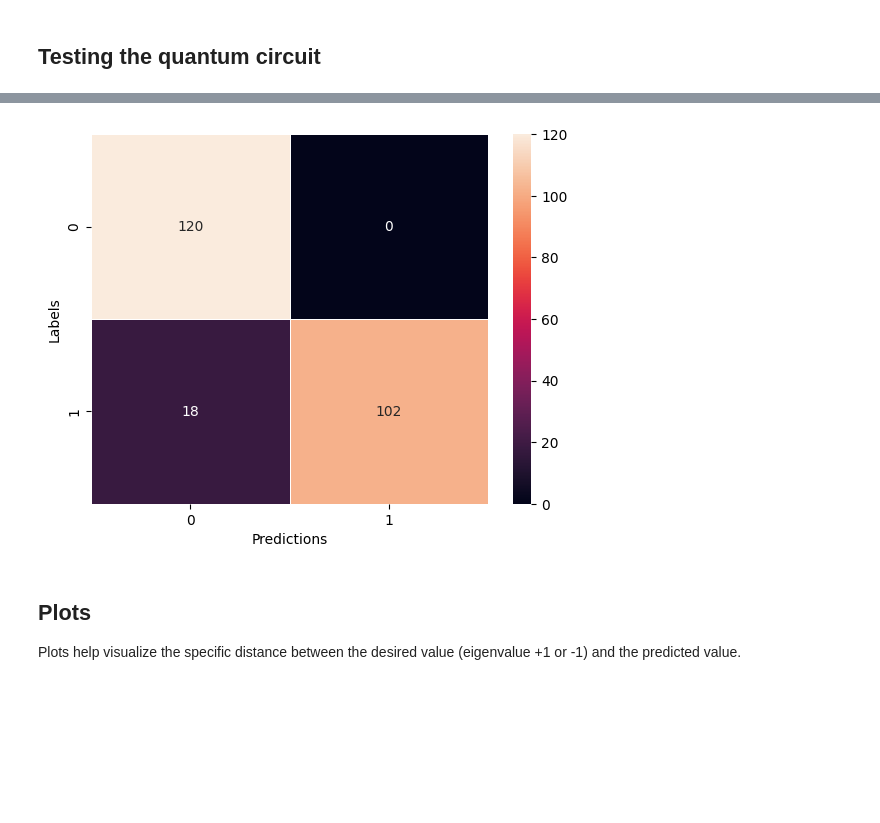
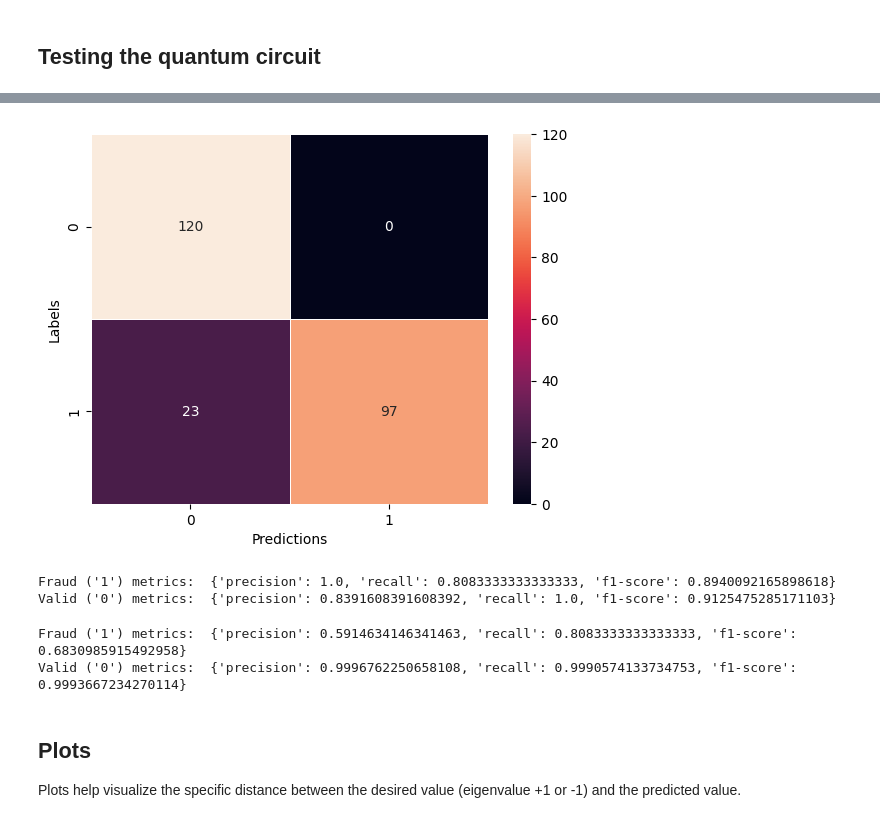
Before and after one commit to Totx/VQC_Hybrid_classifiers, a Jupyter notebook: VQC_Classical.ipynb, the cells around one changed output, grey strips where cells are left out. Drawn from its saved outputs; the diff is of its cells as text; code cells hidden in the pictures; blank space fills up the shorter version.

Commit message:
Metrics added

```diff
--- a/VQC_Classical.ipynb
+++ b/VQC_Classical.ipynb
@@ -76,7 +97,7 @@ X_train, X_test, y_train, y_test = train_test_split(xVals, yVals, test_size = 0.
 print("Before OverSampling, counts of label FRAUD('1') in the training set: {}".format(sum(y_train == 1)))
 print("Before OverSampling, counts of label CLEAN('0') in the training: {} \n".format(sum(y_train == 0)))
 
-sm = SMOTE(sampling_strategy = 1, random_state = 6)
+sm = SMOTE(sampling_strategy = 0.01, random_state = 6)
 X_train_os, y_train_os = sm.fit_resample(X_train, y_train.ravel())
 
 print('After OverSampling, the shape of train_X: {}'.format(X_train_os.shape))
@@ -84,6 +105,18 @@ print('After OverSampling, the shape of train_y: {} \n'.format(y_train_os.shape)
 
 print("After OverSampling, counts of label FRAUD('1'): {}".format(sum(y_train_os == 1)))
 print("After OverSampling, counts of label CLEAN('0'): {}".format(sum(y_train_os == 0)))
+
+nr = NearMiss(sampling_strategy = 1.0)
+X_train_balanced, y_train_balanced = nr.fit_resample(X_train_os, y_train_os.ravel())
+
+print('After Undersampling, the shape of train_X: {}'.format(X_train_balanced.shape))
+print('After Undersampling, the shape of train_y: {} \n'.format(y_train_balanced.shape))
+
+print("After Undersampling, counts of label FRAUD('1'): {}".format(sum(y_train_balanced == 1)))
+print("After Undersampling, counts of label CLEAN('0'): {}".format(sum(y_train_balanced == 0)))
+
+print("Counts of label FRAUD('1') in the test split: {}".format(sum(y_test == 1)))
+print("Counts of label CLEAN('0') in the test split: {}".format(sum(y_test == 0)))
 # %% [output]
 Before OverSampling, counts of label FRAUD('1') in the training set: 372
 Before OverSampling, counts of label CLEAN('0') in the training: 213233
@@ -99,7 +139,7 @@ After OverSampling, counts of label CLEAN('0'): 213233
 ## Training the quantum circuit
 # %%
 
-iterations = 10 # Number of iterations through the training set
+iterations = 5 # Number of iterations through the training set
 l_rate = 0.01 # Learning rate of the optimizer
 n_layers = 2
 n_qubits = 5
@@ -114,7 +154,7 @@ dir_weights = "./model_weights/classical_weights" # Pretrained model weights
 input_features = 28
 units_l1 = 32
 units_l2 = 32
-load_weights = True
+load_weights = False
 history = None
 inputs = tf.keras.Input(shape=(28,), name='Input')
 clayer_1 = tf.keras.layers.Dense(units=units_l1, activation="relu", name='Classical_1', kernel_initializer=tf.initializers.RandomNormal(seed=6))
@@ -228,29 +260,67 @@ predictions_clean = model.predict(x=x_test_clean)
 # %%
 
-dir_conf_mat = "./plots/classical.png"
+dir_conf_mat = "./plots/cm_classical.png"
 
 fraud_vector = np.ones(balanced_test_cases)
 clean_vector = np.zeros(balanced_test_cases)
 
 p_fraud_vector = np.ones(balanced_test_cases)
 p_clean_vector = np.zeros(balanced_test_cases)
 
 for i in range(balanced_test_cases):
     if predictions_fraud[i] < 0.5 :
         p_fraud_vector[i] = 0
     if predictions_clean[i] > 0.5 :
         p_clean_vector[i] = 1
 
 y_true = np.concatenate([fraud_vector, clean_vector], dtype=int, casting="unsafe")
 y_pred = np.concatenate([p_fraud_vector, p_clean_vector], dtype=int, casting="unsafe")
 data_cols = {"Labels" : y_true, "Predictions" : y_pred}
 df = pd.DataFrame(data_cols, columns=["Labels", "Predictions"])
 confusion_matrix = pd.crosstab(df["Labels"], df["Predictions"], rownames=["Labels"], colnames=["Predictions"])
 sn.heatmap(confusion_matrix, annot=True, linewidths=.5, fmt="d")
 plt.savefig(fname=dir_conf_mat)
 plt.show()
 # %% [output]
-[figure, old version]
+[figure, new version]
+# %%
+metrics = { "precision" : None, "recall" : None, "f1-score" : None}
+metrics["precision"] = precision_score(y_true, y_pred, pos_label=1)
+metrics["recall"] = recall_score(y_true, y_pred, pos_label=1)
+metrics["f1-score"] = f1_score(y_true, y_pred, pos_label=1)
+print("Fraud ('1') metrics: ", metrics)
+
+metrics_2 = { "precision" : None, "recall" : None, "f1-score" : None}
+metrics_2["precision"] = precision_score(y_true, y_pred, pos_label=0)
+metrics_2["recall"] = recall_score(y_true, y_pred, pos_label=0)
+metrics_2["f1-score"] = f1_score(y_true, y_pred, pos_label=0)
+print("Valid ('0') metrics: ", metrics_2)
+# %% [output]
+Fraud ('1') metrics:  {'precision': 1.0, 'recall': 0.8083333333333333, 'f1-score': 0.8940092165898618}
+Valid ('0') metrics:  {'precision': 0.8391608391608392, 'recall': 1.0, 'f1-score': 0.9125475285171103}
+# %%
+for i in range(predictions.shape[0]):
+    if predictions[i] > 0.5:
+        predictions[i] = 1
+    else:
+        predictions[i] = 0
+
+predictions_2 = predictions.astype(int)
+
+metrics_3 = { "precision" : None, "recall" : None, "f1-score" : None}
+metrics_3["precision"] = precision_score(y_dataset_test, predictions_2, pos_label=1)
+metrics_3["recall"] = recall_score(y_dataset_test, predictions_2, pos_label=1)
+metrics_3["f1-score"] = f1_score(y_dataset_test, predictions_2, pos_label=1)
+print("Fraud ('1') metrics: ", metrics_3)
+
+metrics_4 = { "precision" : None, "recall" : None, "f1-score" : None}
+metrics_4["precision"] = precision_score(y_dataset_test, predictions_2, pos_label=0)
+metrics_4["recall"] = recall_score(y_dataset_test, predictions_2, pos_label=0)
+metrics_4["f1-score"] = f1_score(y_dataset_test, predictions_2, pos_label=0)
+print("Valid ('0') metrics: ", metrics_4)
+# %% [output]
+Fraud ('1') metrics:  {'precision': 0.5914634146341463, 'recall': 0.8083333333333333, 'f1-score': 0.6830985915492958}
+Valid ('0') metrics:  {'precision': 0.9996762250658108, 'recall': 0.9990574133734753, 'f1-score': 0.9993667234270114}
 # %% [markdown]
 ## Plots
 
```
Also changed, not shown: parts of 8 cells of this notebook, 9 other files.
